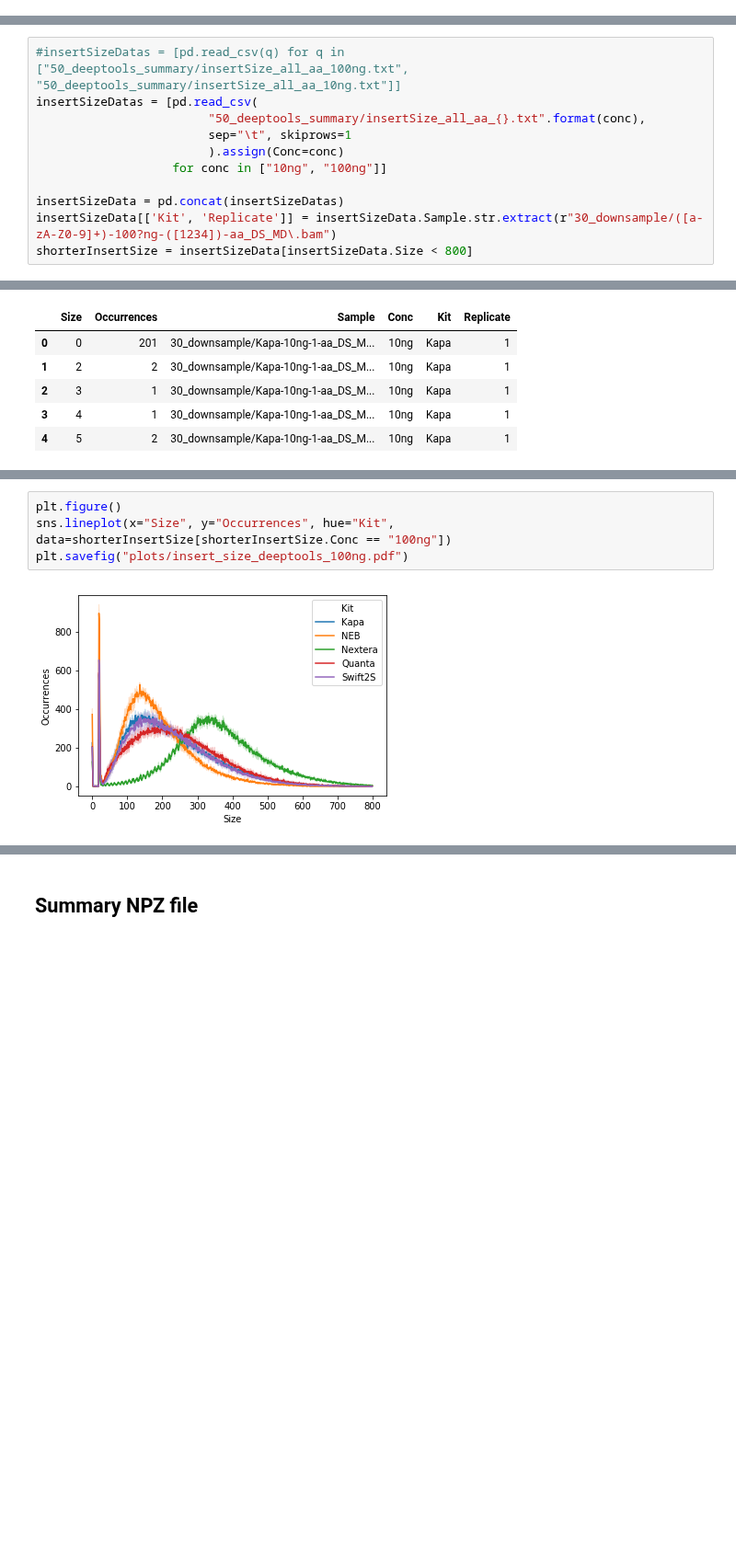
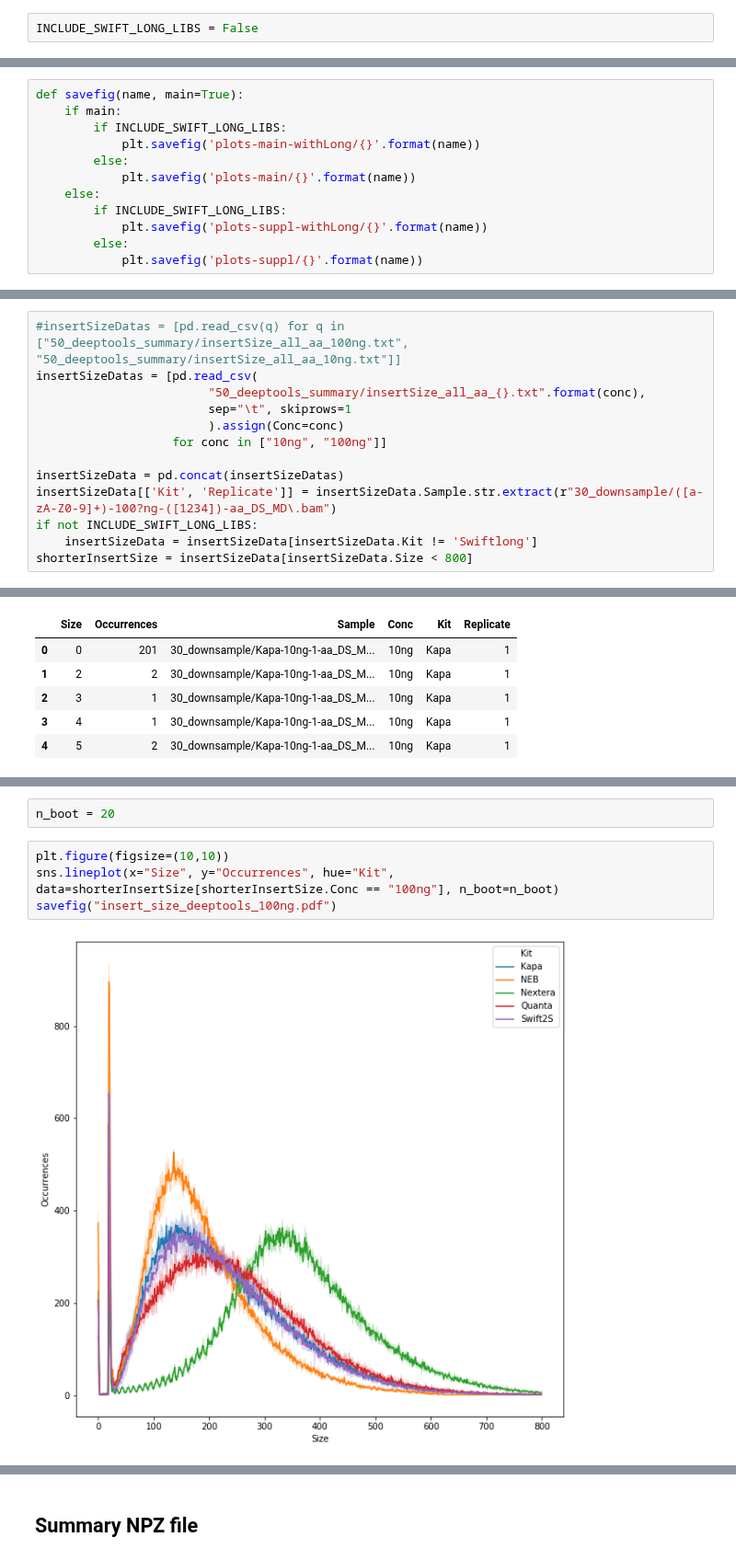
Before and after one commit to fa2k/comparison, a Jupyter notebook: Deeptools_coverage_analysis.ipynb, the cells around one changed output, grey strips where cells are left out. Shown at 92% size. Drawn from its saved outputs; the diff is of its cells as text; blank space fills up the shorter version.

Commit message:
Improved plots

```diff
--- a/Deeptools_coverage_analysis.ipynb
+++ b/Deeptools_coverage_analysis.ipynb
@@ -11,3 +16,5 @@ The main purpose of this notebook is to analyse the "coverage counts" and other
+# %%
+INCLUDE_SWIFT_LONG_LIBS = False
 # %%
 cov_100ng_matrix = pd.read_table("50_deeptools_summary/coverage_all_aa_100ng.txt", skiprows=1)
 # %%
@@ -30,3 +39,15 @@ columns = cov_100ng_matrix.columns[3:]
+# %%
+def savefig(name, main=True):
+    if main:
+        if INCLUDE_SWIFT_LONG_LIBS:
+            plt.savefig('plots-main-withLong/{}'.format(name))
+        else:
+            plt.savefig('plots-main/{}'.format(name))
+    else:
+        if INCLUDE_SWIFT_LONG_LIBS:
+            plt.savefig('plots-suppl-withLong/{}'.format(name))
+        else:
+            plt.savefig('plots-suppl/{}'.format(name))
 # %%
 columns = cov_100ng_matrix.columns[3:]
 counts_matrix = cov_100ng_matrix.iloc[:, 3:].apply(pd.value_counts)
@@ -132,6 +155,8 @@ insertSizeDatas = [pd.read_csv(
 
 insertSizeData = pd.concat(insertSizeDatas)
 insertSizeData[['Kit', 'Replicate']] = insertSizeData.Sample.str.extract(r"30_downsample/([a-zA-Z0-9]+)-100?ng-([1234])-aa_DS_MD\.bam")
+if not INCLUDE_SWIFT_LONG_LIBS:
+    insertSizeData = insertSizeData[insertSizeData.Kit != 'Swiftlong']
 shorterInsertSize = insertSizeData[insertSizeData.Size < 800]
 # %%
 shorterInsertSize.head()
@@ -145,7 +172,9 @@ shorterInsertSize.head()
+# %%
+n_boot = 20
 # %%
-plt.figure()
-sns.lineplot(x="Size", y="Occurrences", hue="Kit", data=shorterInsertSize[shorterInsertSize.Conc == "100ng"])
-plt.savefig("plots/insert_size_deeptools_100ng.pdf")
+plt.figure(figsize=(10,10))
+sns.lineplot(x="Size", y="Occurrences", hue="Kit", data=shorterInsertSize[shorterInsertSize.Conc == "100ng"], n_boot=n_boot)
+savefig("insert_size_deeptools_100ng.pdf")
 # %% [output]
-[figure, old version]
+[figure, new version]
 # %%
```
Also changed, not shown: parts of 18 cells of this notebook, 8 other files.
